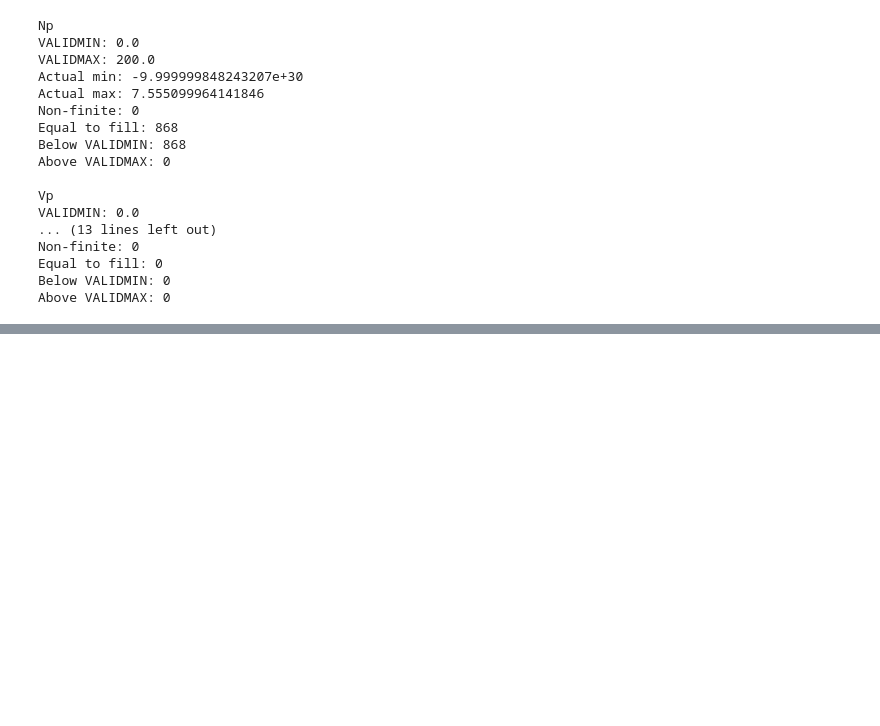
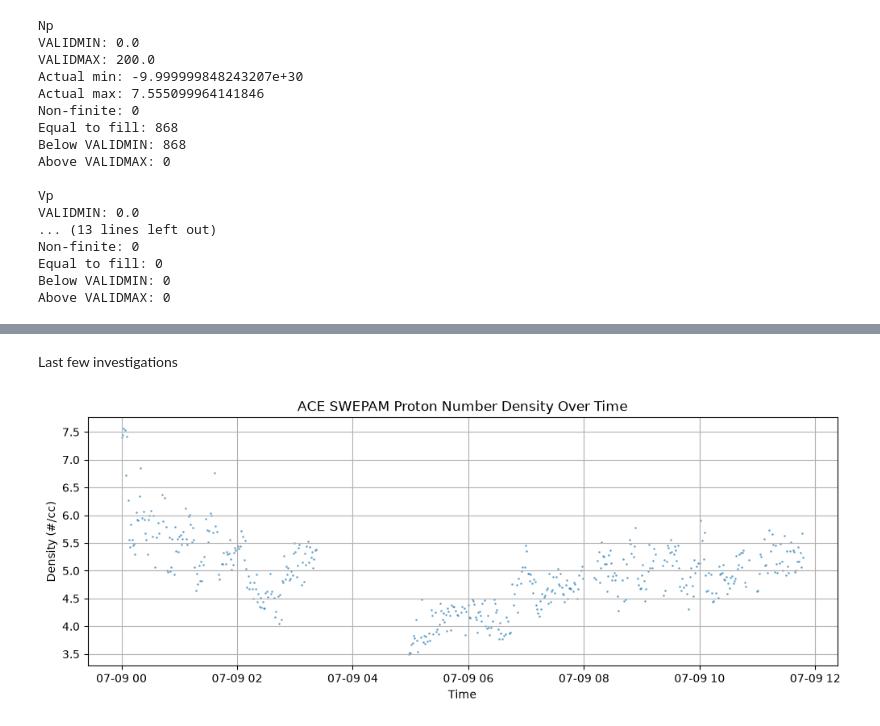
Before and after one commit to hux-alan/heliosonic, a Jupyter notebook: notebooks/02_understand_variables.ipynb, the cells around one changed output, grey strips where cells are left out. Drawn from its saved outputs; the diff is of its cells as text; code cells hidden in the pictures; blank space fills up the shorter version.

Commit message:
Further statistical investigations of SWEPAM variables

```diff
--- a/notebooks/02_understand_variables.ipynb
+++ b/notebooks/02_understand_variables.ipynb
@@ -456,0 +461,27 @@ np.sum(density == fill)
+# %%
+# for Np
+np_attrs = cdf.varattsget("Np")
+
+np_valid = density[
+    (density != np_attrs["FILLVAL"]) &
+    (density >= np_attrs["VALIDMIN"]) &
+    (density <= np_attrs["VALIDMAX"])
+]
+
+# for Vp
+vp_attrs = cdf.varattsget("Vp")
+
+vp_valid = speed[
+    (speed != vp_attrs["FILLVAL"]) &
+    (speed >= vp_attrs["VALIDMIN"]) &
+    (speed <= vp_attrs["VALIDMAX"])
+]
+
+# for Tpr
+tpr_attrs = cdf.varattsget("Tpr")
+
+tpr_valid = temperature[
+    (temperature != tpr_attrs["FILLVAL"]) &
+    (temperature >= tpr_attrs["VALIDMIN"]) &
+    (temperature <= tpr_attrs["VALIDMAX"])
+]
@@ -456,0 +582,13 @@ np.sum(density == fill)
+# %% [markdown]
+Last few investigations
+# %%
+# Np scatter plot
+
+plt.figure(figsize=(12, 4))
+plt.scatter(time_np, np_valid, s=1, alpha=0.5)
+plt.title("ACE SWEPAM Proton Number Density Over Time")
+plt.xlabel("Time")
+plt.ylabel(f"Density ({density_atts.get('UNITS', '')})")
+plt.grid(True)
+# %% [output]
+[figure, added]
```
Also changed, not shown: parts of 11 cells of this notebook.
